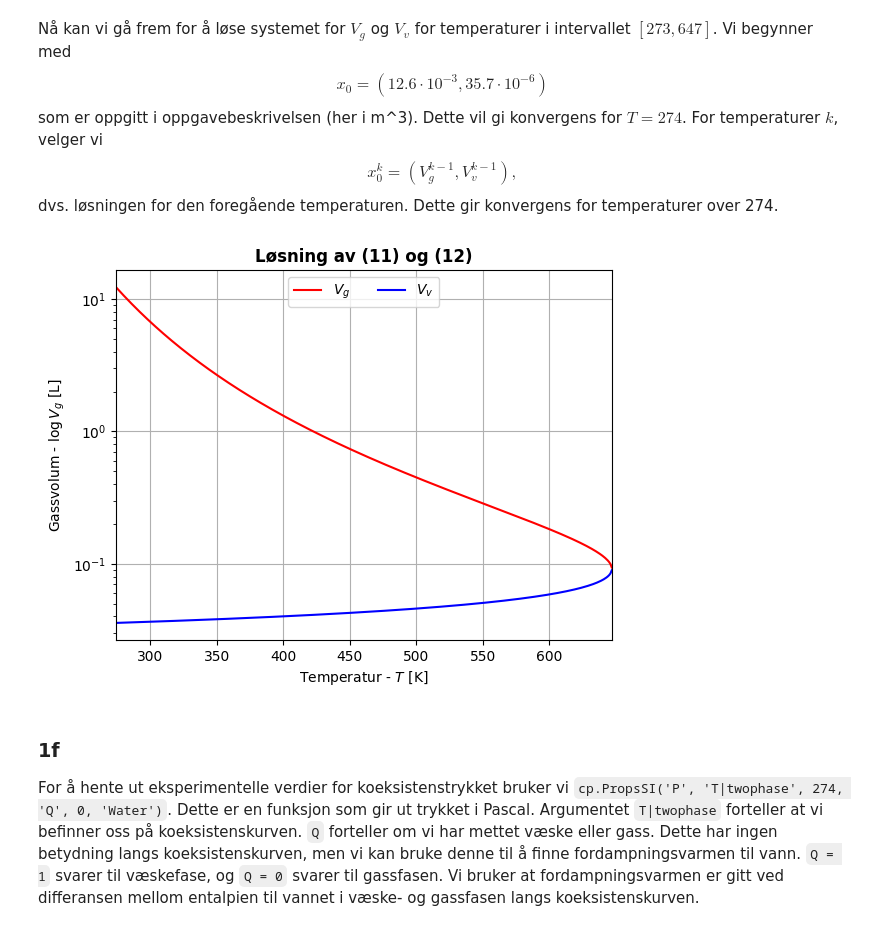
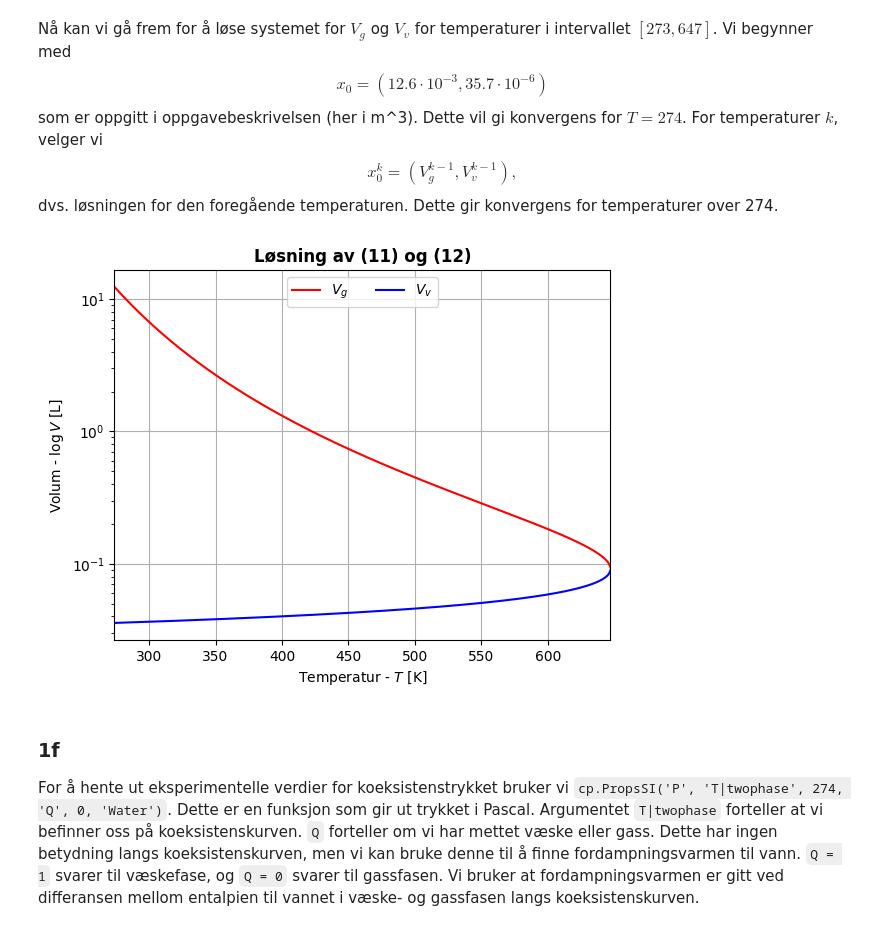
Before and after one commit to willidu/TMA4320, a Jupyter notebook: tekfys-prosjekt/oppgave1.ipynb, the cells around one changed output. Saved outputs shown, nothing was run; the diff lists cells and outputs as text; code cells hidden in the pictures.

```diff
--- a/tekfys-prosjekt/oppgave1.ipynb
+++ b/tekfys-prosjekt/oppgave1.ipynb
@@ -245,15 +245,15 @@ Vv = data[:,1]
 # %%
 plt.semilogy(temp_arr, Vg*1e3, '-', c='r', label=r'$V_g$')
 plt.semilogy(temp_arr, Vv*1e3, '-', c='b', label=r'$V_v$')
 plt.legend(loc='upper center', ncol=2)
 plt.title('Løsning av (11) og (12)', weight='bold')
 plt.xlabel('Temperatur - $T$ [K]')
-plt.ylabel(r'Gassvolum - $\logV_g$ [L]')
+plt.ylabel(r'Volum - $\log V$ [L]')
 plt.xlim(274, 647)
 plt.grid()
 plt.show()
 # %% [output]
-[figure, old version]
+[figure, new version]
 # %% [markdown]
 ### 1f
 For å hente ut eksperimentelle verdier for koeksistenstrykket bruker vi `cp.PropsSI('P', 'T|twophase', 274, 'Q', 0, 'Water')`. Dette er en funksjon som gir ut trykket i Pascal. Argumentet `T|twophase` forteller at vi befinner oss på koeksistenskurven. `Q` forteller om vi har mettet væske eller gass. Dette har ingen betydning langs koeksistenskurven, men vi kan bruke denne til å finne fordampningsvarmen til vann. `Q = 1` svarer til væskefase, og `Q = 0` svarer til gassfasen. Vi bruker at fordampningsvarmen er gitt ved differansen mellom entalpien til vannet i væske- og gassfasen langs koeksistenskurven.
```
